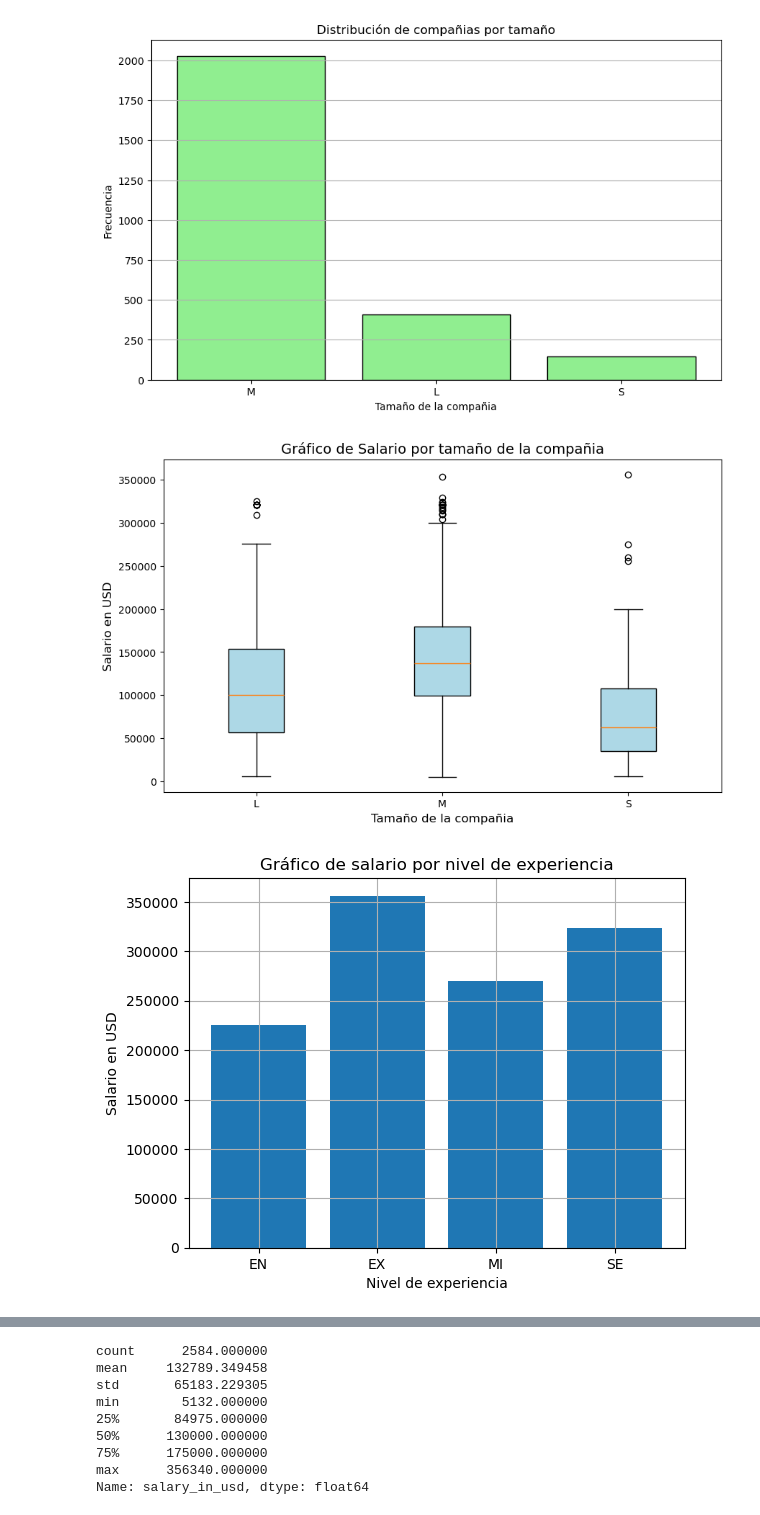
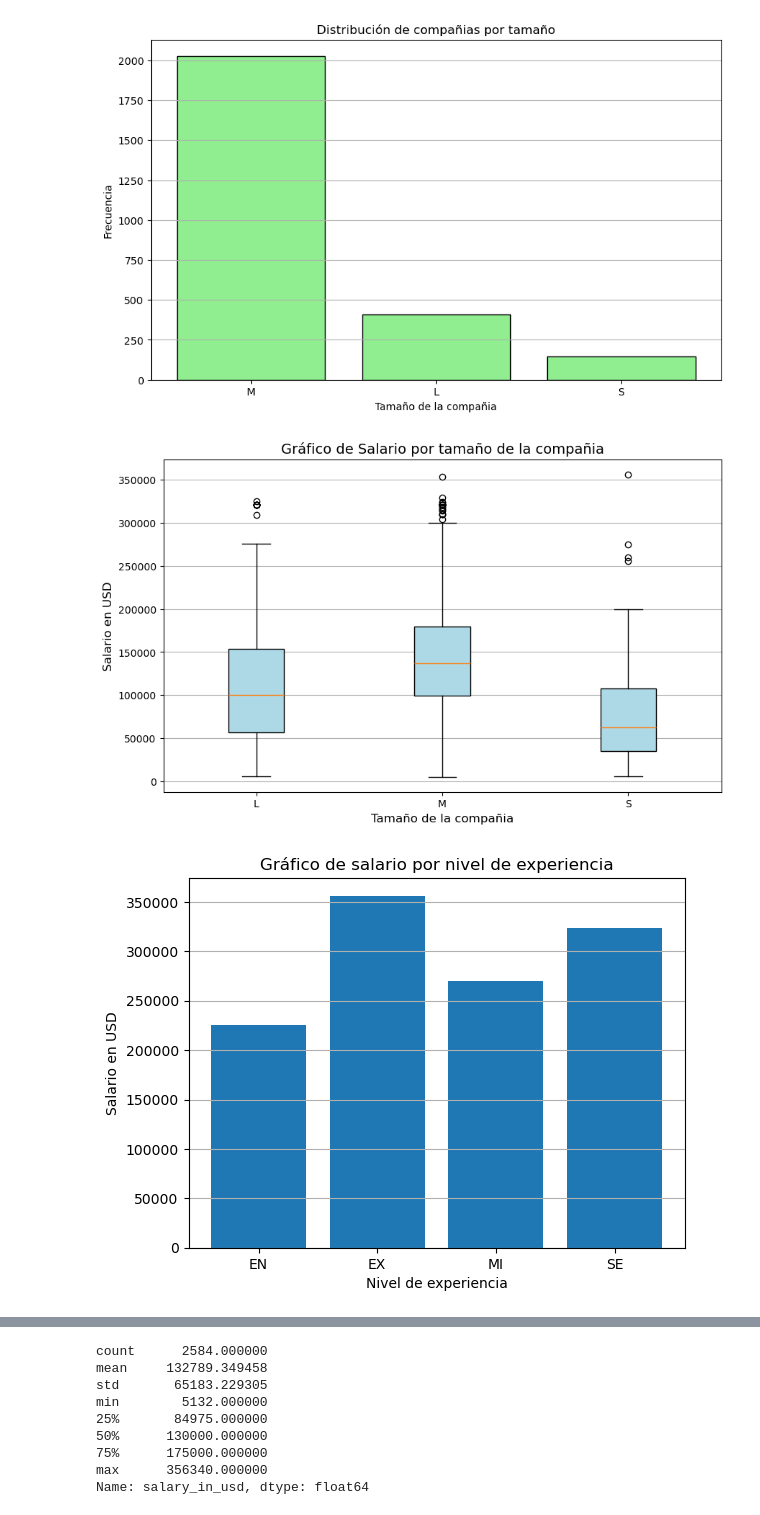
Before and after one commit to efleitasalva/examen_datascience_fundamentals, a Jupyter notebook: examen_datascience_fundamentals/examen_datascience_salaries_2023.ipynb, the cells around one changed output, grey strips where cells are left out. Drawn from its saved outputs; the diff is of its cells as text; code cells hidden in the pictures.

Commit message:
se corrige error de index y se limpia el codigo

```diff
--- a/examen_datascience_fundamentals/examen_datascience_salaries_2023.ipynb
+++ b/examen_datascience_fundamentals/examen_datascience_salaries_2023.ipynb
@@ -6,6 +6,6 @@ import matplotlib.pyplot as plt
 # %%
 ## Carga del dataset
-path = '../examen_data_science_fundamentals/data/ds_salaries.csv'
+path = '../examen_datascience_fundamentals/data/ds_salaries.csv'
 df = pd.read_csv(filepath_or_buffer=path, sep= ',', header=0)
 print(df.shape)
 df.head(20)
@@ -38,3 +46,31 @@ duplicados = df.duplicated()
 df.drop_duplicates(inplace = True) ## eliminacion de filas duplicadas en filas con afectacion directa al dataframe
 # %% [output]
 1171
+# %%
+##Limpieza de datos
+
+##Verificacion post eliminacion de duplicados
+print("Cantidad de filas duplicadas luego de la eliminacion: ",df.duplicated().sum())
+###Manejo de valores faltantes
+# Identificar valores faltantes
+print("Valores faltantes antes de manejar:")
+qsna=df.shape[0]-df.isnull().sum(axis=0)
+qna=df.isnull().sum(axis=0)
+ppna=round(100*(df.isnull().sum(axis=0)/df.shape[0]),2)
+aux= {'datos sin NAs en q': qsna, 'Na en q': qna ,'Na en %': ppna}
+na=pd.DataFrame(data=aux)
+na.sort_values(by='Na en %',ascending=False)
+
+##No se observan valores nulos o que se tengan que agregar, de todas maneras aqui se presenta el codigo en caso de existir estos valores nulos
+
+# Rellenar valores faltantes
+for column in df.columns:
+    if df[column].isnull().sum() > 0:  # Solo procesar columnas con valores faltantes
+        if df[column].dtype == 'object':  # Si la columna es de tipo objeto (texto)
+            df[column].fillna('Desconocido', inplace=True)  # Rellenar con 'Desconocido'
+        elif df[column].dtype in ['int64', 'float64']:  # Si es numérico
+            df[column].fillna(df[column].mean(), inplace=True)  # Rellenar con la media
+
+# Verificar valores faltantes después de manejar
+print("Valores faltantes después de manejar:")
+print(df.isnull().sum())
@@ -241,37 +311,43 @@ plt.show() #mostrar el grafico
 # %% [output]
 [figure]
 # %%
+## Visualizaciones exploratorias multivariadas
+
 #Grafico multivariado 1
-# Crear el gráfico de boxplot
+# Crear el grafico con tamaño 10x6
 plt.figure(figsize=(10, 6))
 # Agrupar los salarios por nivel de experiencia
 grouped_data = df.groupby('company_size')['salary_in_usd'].apply(list)
 
-plt.boxplot(grouped_data, labels=grouped_data.index, patch_artist=True, boxprops=dict(facecolor='lightblue'))
+plt.boxplot(grouped_data, labels=grouped_data.index, patch_artist=True, boxprops=dict(facecolor='lightblue')) ## graficar boxplot de target con sus configuraciones
 
 # Configurar título y etiquetas
 plt.title("Gráfico de Salario por tamaño de la compañia", fontsize=14)  # título del gráfico
 plt.suptitle('')  # eliminar el título adicional que añade boxplot
 plt.xlabel("Tamaño de la compañia", fontsize=12)  # label x
 plt.ylabel("Salario en USD", fontsize=12)  # label y
+plt.grid(axis='y')#visualizacion de las lineas de referencias, en este caso en el axis y
 plt.show()
 ### Explicacion: De acuerdo al grafico podemos asumir que las empresas de mediano tamaño ofrecen salarios mas altos que las demas. Sin embargo de acuerdo a la dispersion de los datos se puede ver que
 # las compañias grandes y pequeñas hay mayor variabilidad de salarios.
 # %% [output]
-[figure, old version]
+[figure, new version]
 # %%
+## Visualizaciones exploratorias multivariadas
+
 #Grafico univariado 2
 x = df['experience_level']
 target = df['salary_in_usd']
 
 
 # Crear el gráfico de barras
 plt.bar(x, target)## eje x e y del grafico
 plt.title("Gráfico de salario por nivel de experiencia") ##titulo del grafico
 plt.xlabel("Nivel de experiencia") ##label x
 plt.ylabel("Salario en USD")### label y
-plt.grid(True) #agregar una cuadricula para facilitar la lectura de los valores
+plt.grid(axis= 'y') #agregar linea en axis y para facilitar la lectura de los valores
 plt.show()
-### Explicacion: De acuerdo al garfico podemos asumir que el nivel de experiencia "EX" es el que cuenta con mayor cantidad de salario con mas de 350000 USD y el de menor salario seria "EN" con al rededor de 225000
+### Explicacion: De acuerdo al grafico podemos asumir que el nivel de experiencia executive es el que cuenta con mayor cantidad de salario con mas de 350000 USD y el de menor salario seria las de entry level con un salario alrededor de los 225000
+#Tambien se puede observar que los salarios de senior no esta tan alejados del executive con mas de 300000 USD y que los mid level tampoco esta alejados de los seniors como normalmente ocurre en las empresas.
 # %% [output]
-[figure, old version]
+[figure, new version]
```
Also changed, not shown: parts of 14 cells of this notebook, 1 other file.
